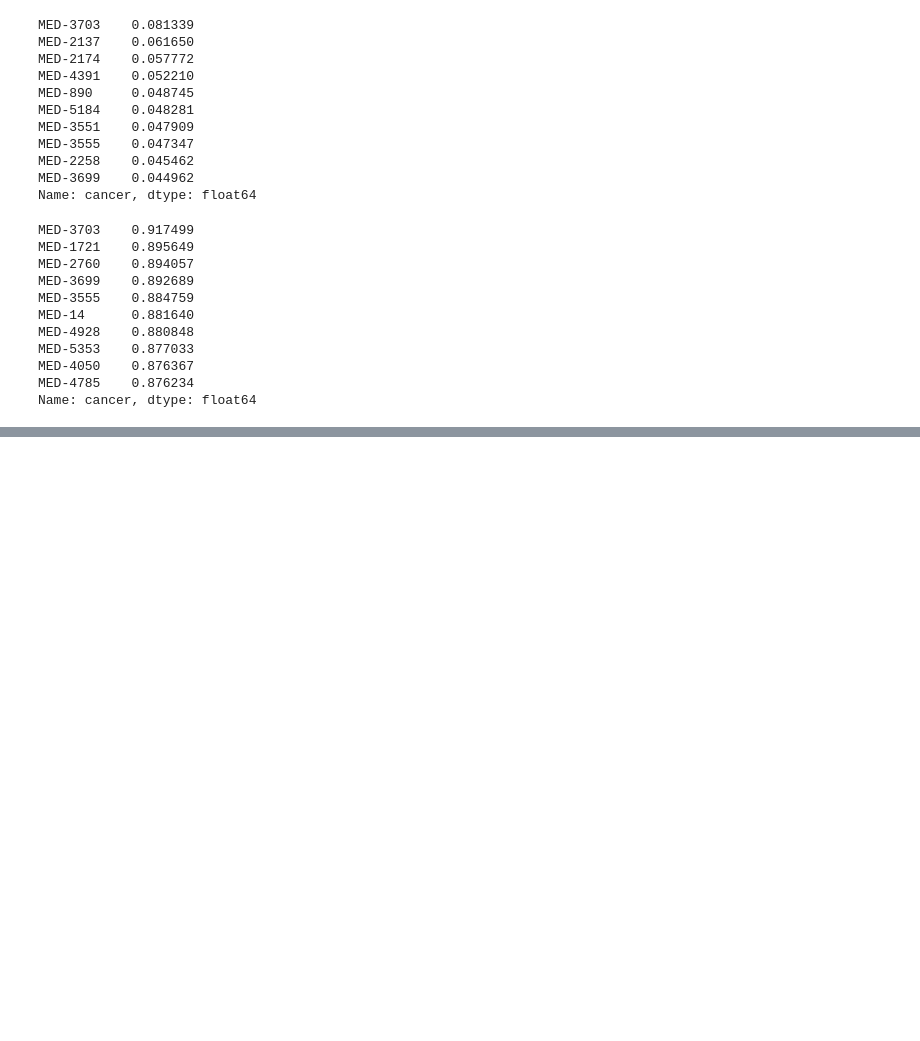
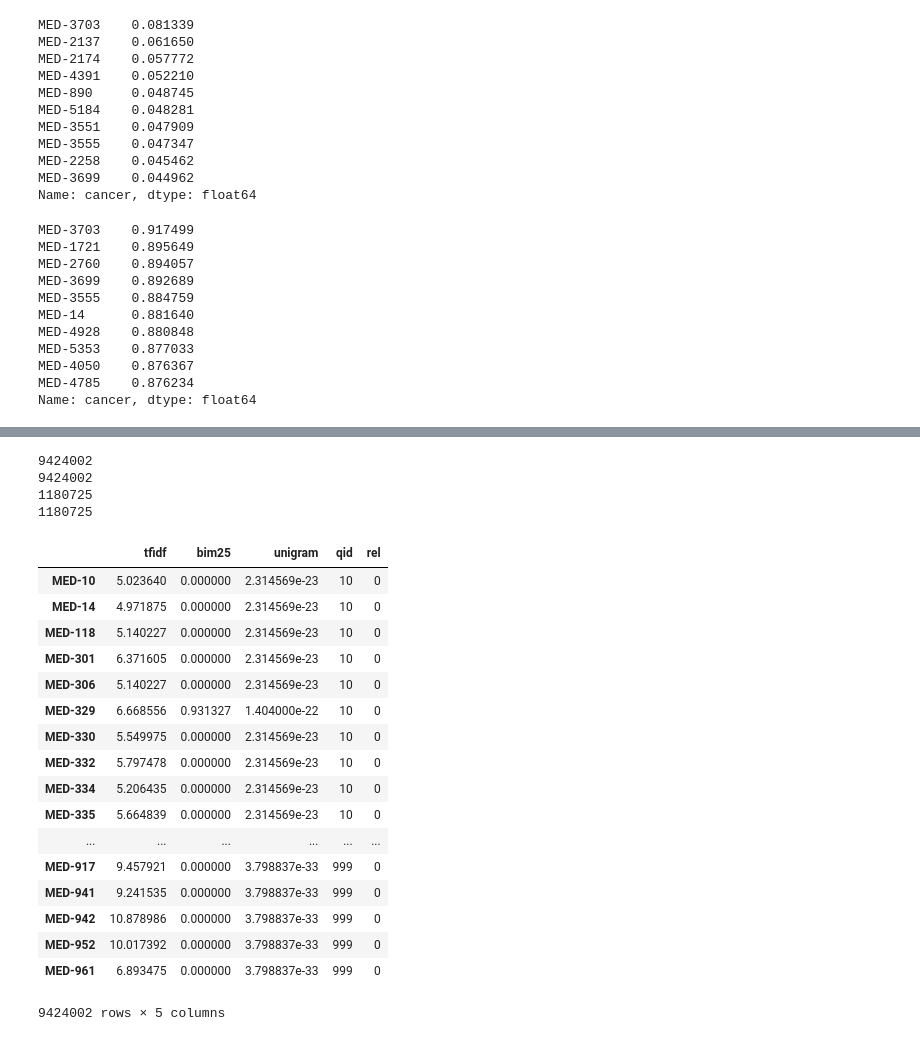
Before and after one commit to philippnaeser/irteamproject, a Jupyter notebook: putting_it_all_together.ipynb, the cells around one changed output, grey strips where cells are left out. Drawn from its saved outputs; the diff is of its cells as text; code cells hidden in the pictures; blank space fills up the shorter version.

Commit message:
Query and RankLib
Sollte alles so laufen, query teil ist komplett in die putting_it_all_together gewandert (koennte vielleicht einen schoeneren Namen vertragen ;) ).

```diff
--- a/putting_it_all_together.ipynb
+++ b/putting_it_all_together.ipynb
@@ -328,0 +357,7 @@ Obviously, there is very little overlap in the top 10 retrieved documents. Only
+# %%
+#Just some experimenting, delete this later
+for doc in test_rel.loc[(test_rel['qid'] == 'PLAIN-2')].docid:
+    print(doc)
+rel_temp = test_rel.loc[(test_rel['qid'] == 'PLAIN-2')]
+for row in rel_temp.itertuples():
+    print(row.rel)
@@ -328,0 +382,60 @@ Obviously, there is very little overlap in the top 10 retrieved documents. Only
+# %%
+#this function assumes that tfidf, bim25 and unigam_LM are set
+def compute_scores(queries, rel):
+    #Compute the scores, this went to be less lines of code than initially (and expected)
+    doc_keys = tfidf.columns
+    list_of_df = []
+    query_keys = queries['id']
+    for key in query_keys:
+        text = str(queries.loc[queries['id'] == key].text)
+        tfidf_scores = tfidf.loc[text.split()].sum()
+        bim25_scores = BIM25.loc[text.split()].sum()
+        unigram_scores = unigram_LM.loc[text.split()].product()
+        total = pd.DataFrame()
+        total['tfidf'] = tfidf_scores
+        total['bim25'] = bim25_scores
+        total['unigram'] = unigram_scores
+        total['qid'] = key.replace('PLAIN-', '')
+        #Rel only contains 1 and 2, everything that is not in there is set to 0
+        total['rel'] = 0
+        rel_temp = rel.loc[(rel['qid'] == key)]
+        for row in rel_temp.itertuples():
+            total.at[row.docid, 'rel'] = row.rel
+        total.set_index(np.arange(len(doc_keys)))
+        total.rename(columns={'': 'docid'}, inplace=True)
+        list_of_df.append(total)
+
+    scores = pd.concat(list_of_df)
+    #Sanity check: should be same
+    print(len(scores))
+    print(len(doc_keys)*len(query_keys))
+    return scores
+# %%
+train_scores = compute_scores(train_queries, train_rel)
+test_scores = compute_scores(test_queries, test_rel)
+# %% [output]
+9424002
+9424002
+1180725
+1180725
+# %%
+train_scores
+# %% [output]
+|  | tfidf | bim25 | unigram | qid | rel |
+| MED-10 | 5.023640 | 0.000000 | 2.314569e-23 | 10 | 0 |
+| MED-14 | 4.971875 | 0.000000 | 2.314569e-23 | 10 | 0 |
+| MED-118 | 5.140227 | 0.000000 | 2.314569e-23 | 10 | 0 |
+| MED-301 | 6.371605 | 0.000000 | 2.314569e-23 | 10 | 0 |
+| MED-306 | 5.140227 | 0.000000 | 2.314569e-23 | 10 | 0 |
+| MED-329 | 6.668556 | 0.931327 | 1.404000e-22 | 10 | 0 |
+| MED-330 | 5.549975 | 0.000000 | 2.314569e-23 | 10 | 0 |
+| MED-332 | 5.797478 | 0.000000 | 2.314569e-23 | 10 | 0 |
+| MED-334 | 5.206435 | 0.000000 | 2.314569e-23 | 10 | 0 |
+| MED-335 | 5.664839 | 0.000000 | 2.314569e-23 | 10 | 0 |
+| ... | ... | ... | ... | ... | ... |
+| MED-917 | 9.457921 | 0.000000 | 3.798837e-33 | 999 | 0 |
+| MED-941 | 9.241535 | 0.000000 | 3.798837e-33 | 999 | 0 |
+| MED-942 | 10.878986 | 0.000000 | 3.798837e-33 | 999 | 0 |
+| MED-952 | 10.017392 | 0.000000 | 3.798837e-33 | 999 | 0 |
+| MED-961 | 6.893475 | 0.000000 | 3.798837e-33 | 999 | 0 |
+9424002 rows × 5 columns
```
Also changed, not shown: parts of 14 cells of this notebook, 5 other files.
